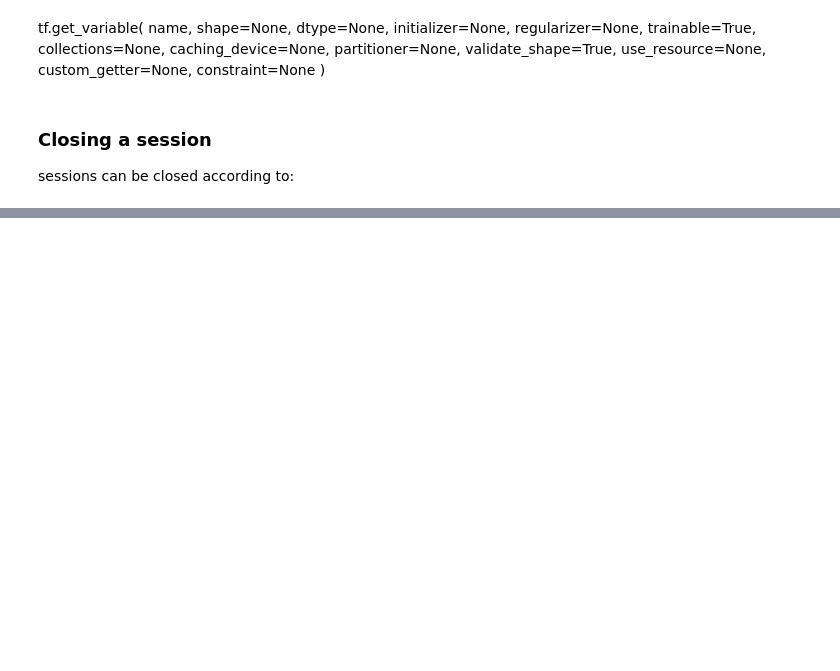
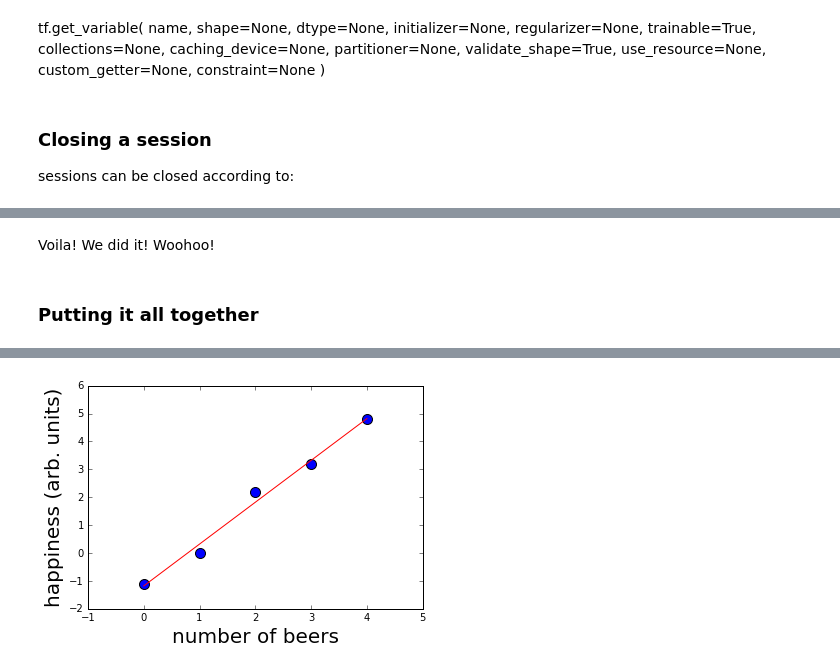
Before and after one commit to p-koo/tensorflow_tutorial_genomics, a Jupyter notebook: tutorials_tensorflow/Notebook_Tensorflow_Basics.ipynb, the cells around one changed output, grey strips where cells are left out. Saved outputs shown, nothing was run; the diff lists cells and outputs as text; code cells hidden in the pictures; blank space fills up the shorter version.

```diff
--- a/tutorials_tensorflow/Notebook_Tensorflow_Basics.ipynb
+++ b/tutorials_tensorflow/Notebook_Tensorflow_Basics.ipynb
@@ -198,6 +178,0 @@ We could improve this manually by reassigning the values of W and b to the perfe
-# %%
-fixW = tf.assign(W, [-1.])
-fixb = tf.assign(b, [1.])
-sess.run([fixW, fixb])
-
-print(sess.run(loss, {x: [1, 2, 3, 4], y: [0, -1, -2, -3]}))
@@ -379,0 +258,53 @@ https://github.com/vahidk/EffectiveTensorflow
+# %% [markdown]
+Voila! We did it! Woohoo!
+# %% [markdown]
+### Putting it all together
+# %%
+import tensorflow as tf
+
+# clear the graph
+tf.reset_default_graph()
+
+# placeholders
+x = tf.placeholder(tf.float32)
+y = tf.placeholder(tf.float32)
+
+# Model parameters
+W = tf.Variable([.3], dtype=tf.float32)
+b = tf.Variable([-.3], dtype=tf.float32)
+
+# Model
+linear_model = W * x + b
+
+# loss
+loss = tf.reduce_sum(tf.square(linear_model - y)) # sum of the squares
+
+# setup optimizer
+optimizer = tf.train.GradientDescentOptimizer(learning_rate=0.01)
+train = optimizer.minimize(loss)
+
+# start session
+sess = tf.Session()
+
+# initialize variables
+init = tf.global_variables_initializer()
+sess.run(init) # reset values to wrong
+
+# training loop
+for i in range(1000):
+    sess.run(train, {x: x_data, y: y_data})
+
+# evaluate training accuracy
+curr_W, curr_b, curr_loss = sess.run([W, b, loss], {x: x_data, y: y_data})
+print("W: %s b: %s loss: %s"%(curr_W, curr_b, curr_loss))
+
+# get predictions
+predictions = sess.run(linear_model, {x: x_data})
+
+# plot the data and the predictions
+plt.figure()
+plt.scatter(x_data, y_data, s=100)
+plt.xlabel('number of beers', fontsize=20)
+plt.ylabel('happiness (arb. units)', fontsize=20)
+plt.plot(x_data, predictions, 'r');
+# %% [output]
@@ -379,0 +312 @@ https://github.com/vahidk/EffectiveTensorflow
+[figure, added]
```
Also changed, not shown: parts of 60 cells of this notebook, 10 other files.
